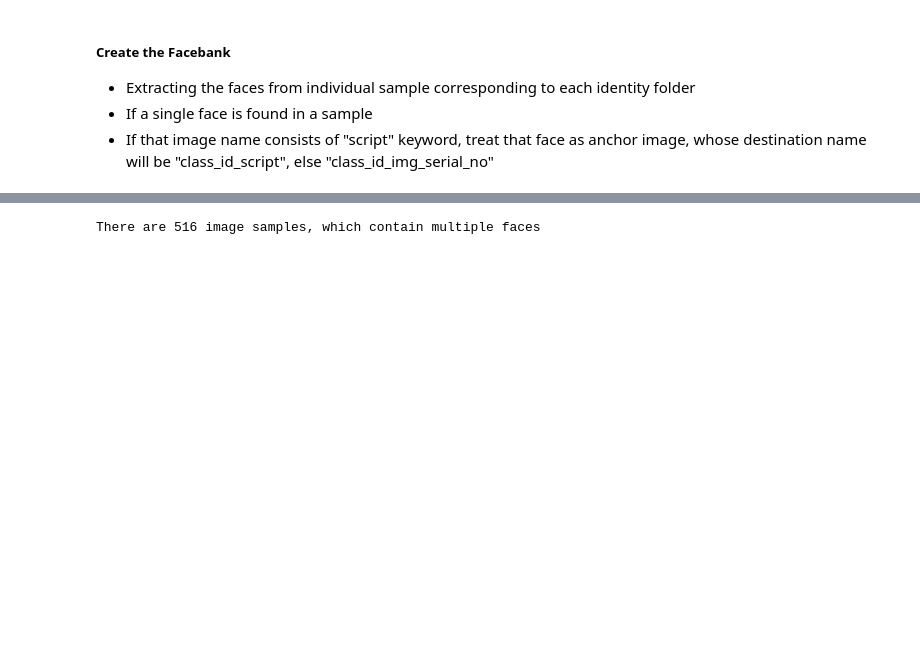
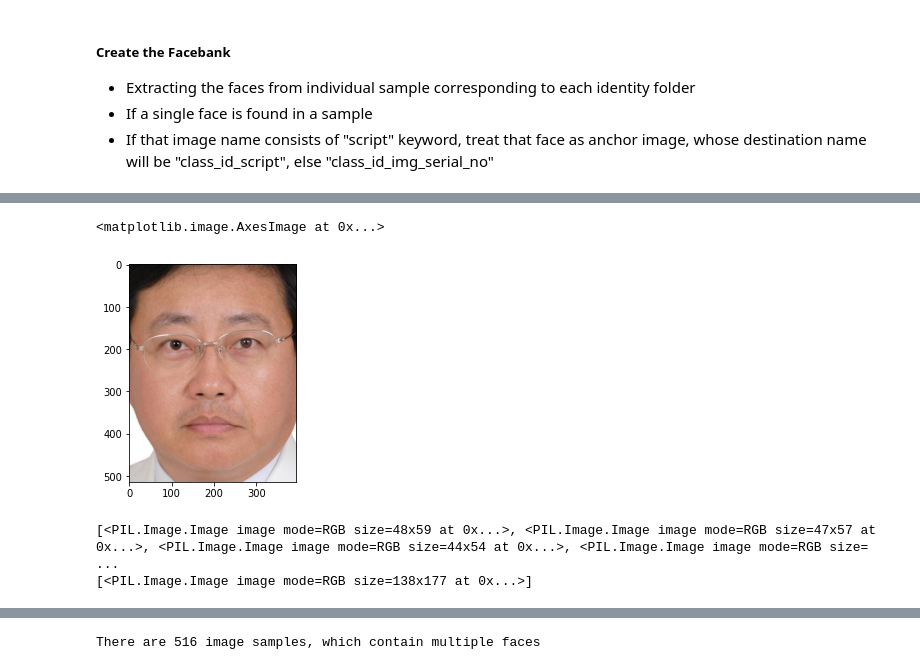
Before and after one commit to sayan0506/Deep-Learning-CV-Hackathon, a Jupyter notebook: Face_Verification_Based_Attendance_System_using_Arcface_Transfer_Learning_v2.ipynb, the cells around one changed output, grey strips where cells are left out. Saved outputs shown, nothing was run; the diff lists cells and outputs as text; code cells hidden in the pictures; blank space fills up the shorter version.

```diff
--- a/Face_Verification_Based_Attendance_System_using_Arcface_Transfer_Learning_v2.ipynb
+++ b/Face_Verification_Based_Attendance_System_using_Arcface_Transfer_Learning_v2.ipynb
@@ -506,0 +672,11 @@ Face extraction is done for 0014_0002600
+# %%
+plt.imshow(plt.imread(os.path.join('facebank','0007_0001267', '0007_0001267_script.jpg')))
+# %% [output]
+<matplotlib.image.AxesImage at 0x...>
+[figure, added]
+# %%
+uhfor a in multiface_all:
+  print(a)
+# %% [output]
+[<PIL.Image.Image image mode=RGB size=48x59 at 0x...>, <PIL.Image.Image image mode=RGB size=47x57 at 0x...>, <PIL.Image.Image image mode=RGB size=44x54 at 0x...>, <PIL.Image.Image image mode=RGB size= ...
+[<PIL.Image.Image image mode=RGB size=138x177 at 0x...>]
```
Also changed, not shown: parts of 29 cells of this notebook.
